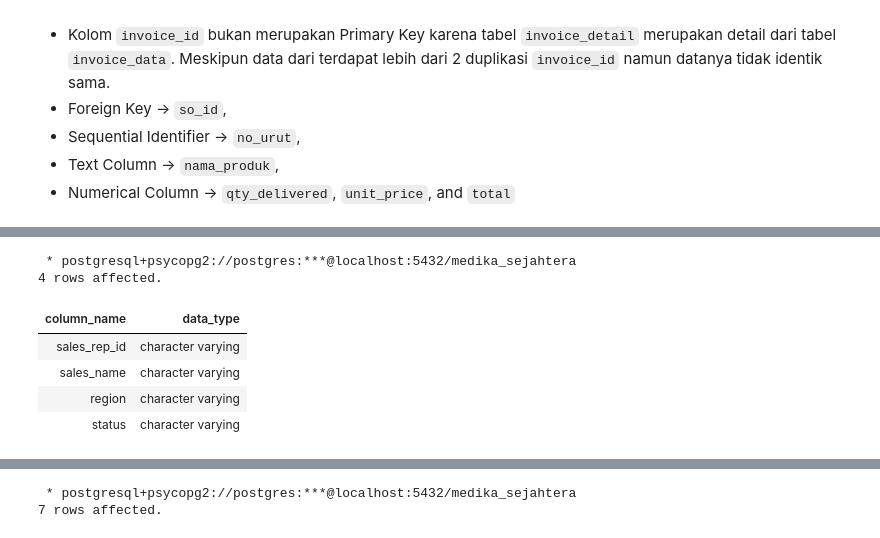
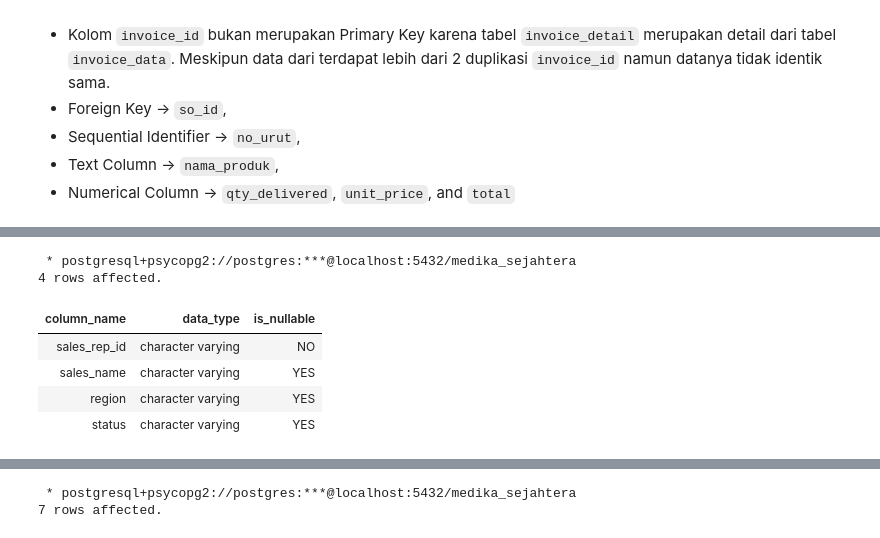
Before and after one commit to Rpfitrah/return-analysis-medika-sejahtera, a Jupyter notebook: Notebook/01_data_understanding.ipynb, the cells around one changed output, grey strips where cells are left out. Drawn from its saved outputs; the diff is of its cells as text; code cells hidden in the pictures.

```diff
--- a/Notebook/01_data_understanding.ipynb
+++ b/Notebook/01_data_understanding.ipynb
@@ -402,17 +409,18 @@ WHERE
 # %%
 %%sql
 SELECT
     column_name,
-    data_type
+    data_type,
+    is_nullable
 FROM
     information_schema.columns
 WHERE
     table_name = 'master_sales_rep'
 # %% [output]
  * postgresql+psycopg2://postgres:***@localhost:5432/medika_sejahtera
 4 rows affected.
-| column_name | data_type |
-| sales_rep_id | character varying |
-| sales_name | character varying |
-| region | character varying |
-| status | character varying |
+| column_name | data_type | is_nullable |
+| sales_rep_id | character varying | NO |
+| sales_name | character varying | YES |
+| region | character varying | YES |
+| status | character varying | YES |
```
Also changed, not shown: parts of 4 cells of this notebook.
